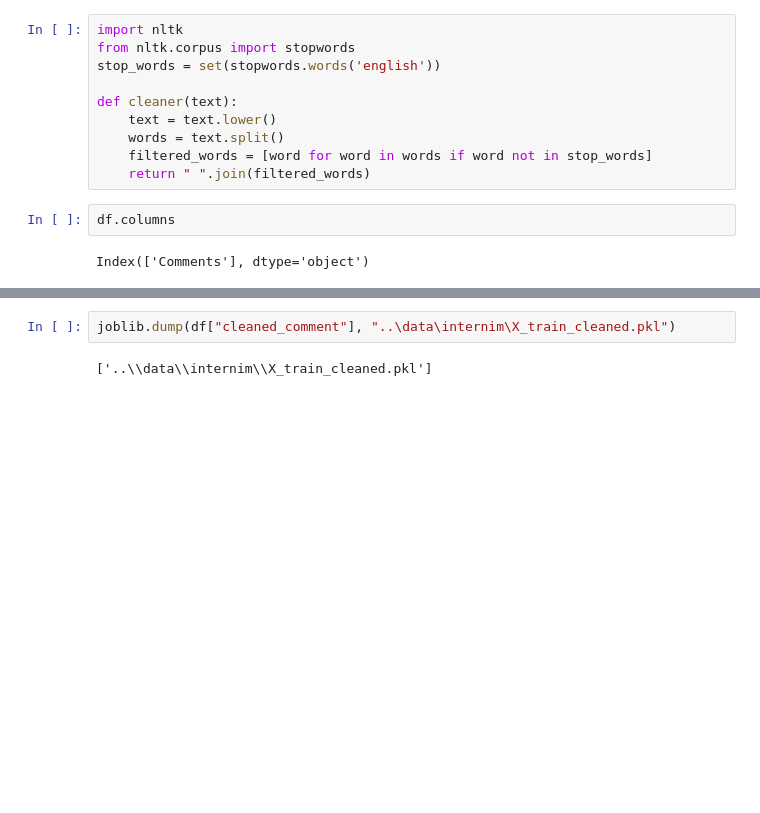
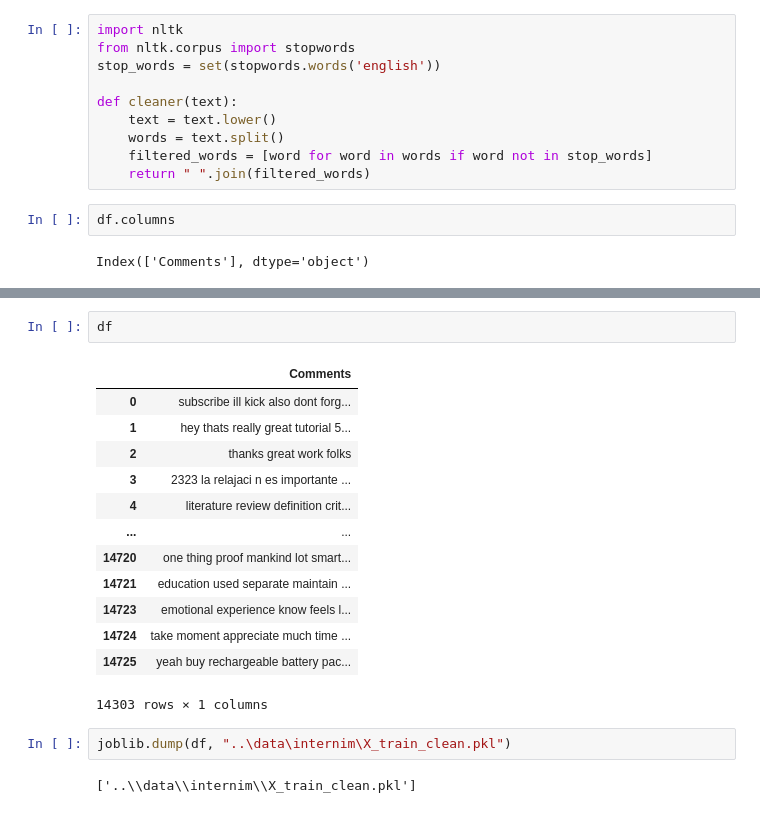
Before and after one commit to cakethehuman/Youtube-comments, a Jupyter notebook: notebooks/1. Prepare.ipynb, the cells around one changed output, grey strips where cells are left out. Cells and saved outputs as stored; diff of their text form; blank space fills up the shorter version.

```diff
--- a/notebooks/1. Prepare.ipynb
+++ b/notebooks/1. Prepare.ipynb
@@ -113,5 +112,21 @@ cleaned_comment    0
 dtype: int64
+# %%
+df
+# %% [output]
+|  | Comments |
+| 0 | subscribe ill kick also dont forg... |
+| 1 | hey thats really great tutorial 5... |
+| 2 | thanks great work folks |
+| 3 | 2323 la relajaci n es importante ... |
+| 4 | literature review definition crit... |
+| ... | ... |
+| 14720 | one thing proof mankind lot smart... |
+| 14721 | education used separate maintain ... |
+| 14723 | emotional experience know feels l... |
+| 14724 | take moment appreciate much time ... |
+| 14725 | yeah buy rechargeable battery pac... |
+14303 rows × 1 columns
 # %%
-joblib.dump(df["cleaned_comment"], "..\data\internim\X_train_cleaned.pkl")
+joblib.dump(df, "..\data\internim\X_train_clean.pkl")
 # %% [output]
-['..\\data\\internim\\X_train_cleaned.pkl']
+['..\\data\\internim\\X_train_clean.pkl']
```
Also changed, not shown: parts of 4 cells of this notebook, 9 other files.
